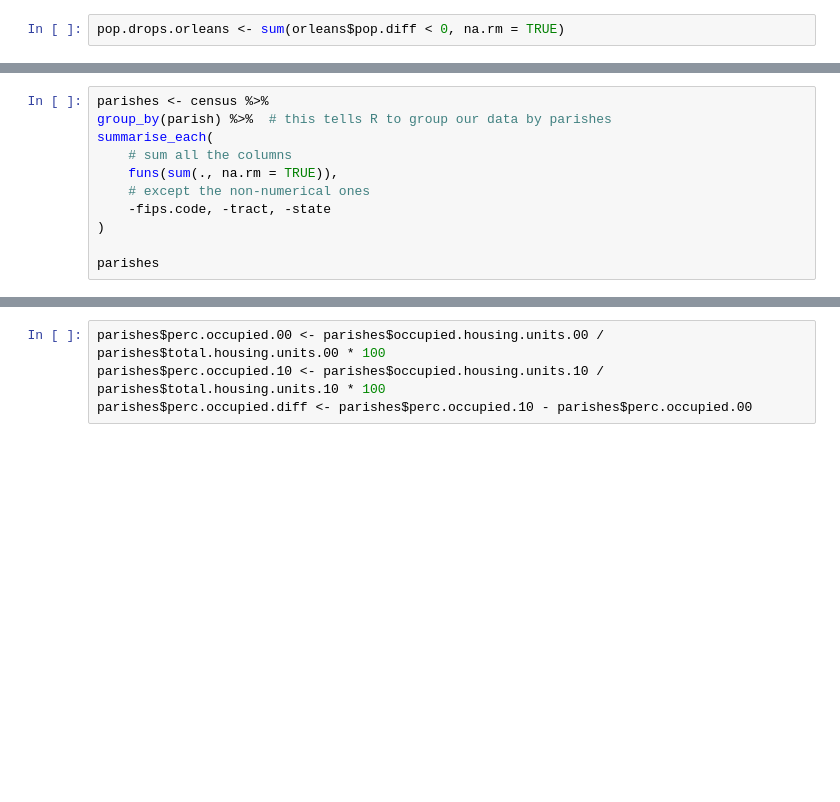
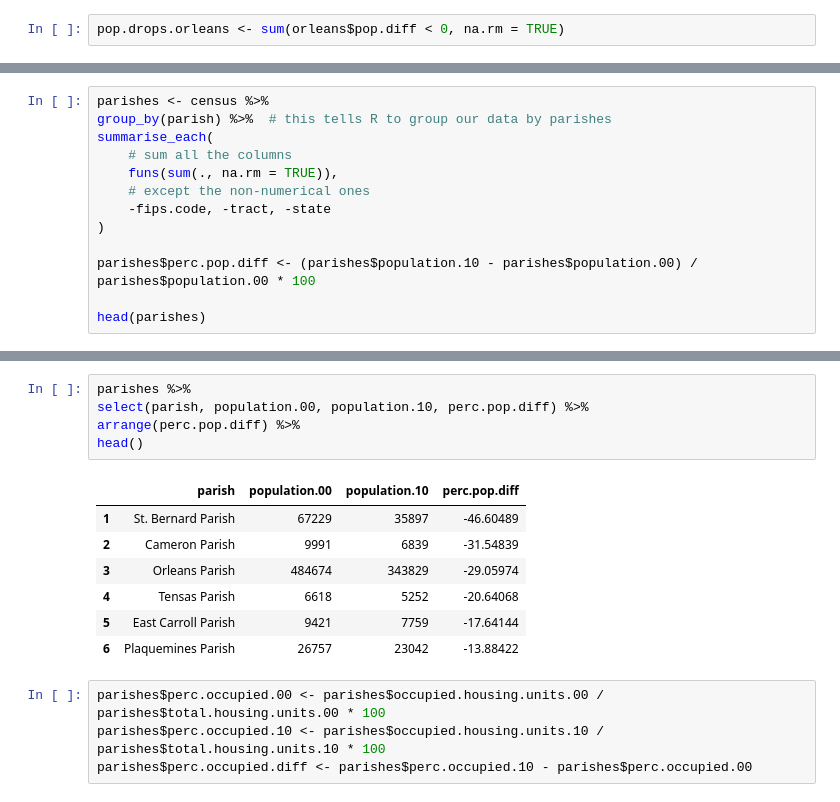
Before and after one commit to OpenNewsLabs/r-workshop-ire, a Jupyter notebook: More with R.ipynb, the cells around one changed output, grey strips where cells are left out. Drawn from its saved outputs; the diff is of its cells as text; blank space fills up the shorter version.

```diff
--- a/More with R.ipynb
+++ b/More with R.ipynb
@@ -109,7 +157,9 @@ summarise_each(
     -fips.code, -tract, -state
 )
 
-parishes
+parishes$perc.pop.diff <- (parishes$population.10 - parishes$population.00) / parishes$population.00 * 100
+
+head(parishes)
 # %% [output]
 |  | parish | population.00 | total.housing.units.00 | occupied.housing.units.00 | vacant.housing.units.00 | ... |
 | 1 | Acadia Parish | 58861 | 23209 | 21142 | 2067 | ... |
@@ -131,3 +171,16 @@ parishes
+# %%
+parishes %>%
+select(parish, population.00, population.10, perc.pop.diff) %>%
+arrange(perc.pop.diff) %>%
+head()
+# %% [output]
+|  | parish | population.00 | population.10 | perc.pop.diff |
+| 1 | St. Bernard Parish | 67229 | 35897 | -46.60489 |
+| 2 | Cameron Parish | 9991 | 6839 | -31.54839 |
+| 3 | Orleans Parish | 484674 | 343829 | -29.05974 |
+| 4 | Tensas Parish | 6618 | 5252 | -20.64068 |
+| 5 | East Carroll Parish | 9421 | 7759 | -17.64144 |
+| 6 | Plaquemines Parish | 26757 | 23042 | -13.88422 |
 # %%
 parishes$perc.occupied.00 <- parishes$occupied.housing.units.00 / parishes$total.housing.units.00 * 100
 parishes$perc.occupied.10 <- parishes$occupied.housing.units.10 / parishes$total.housing.units.10 * 100
```
Also changed, not shown: parts of 20 cells of this notebook, 1 other file.
